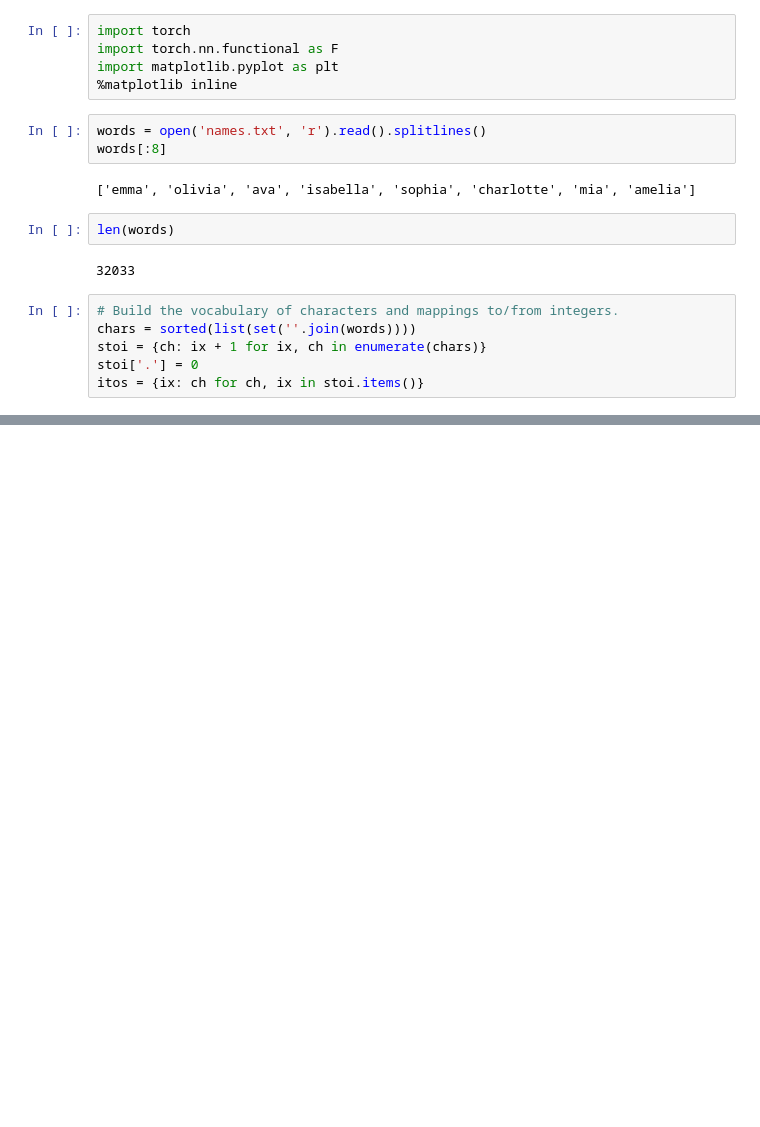
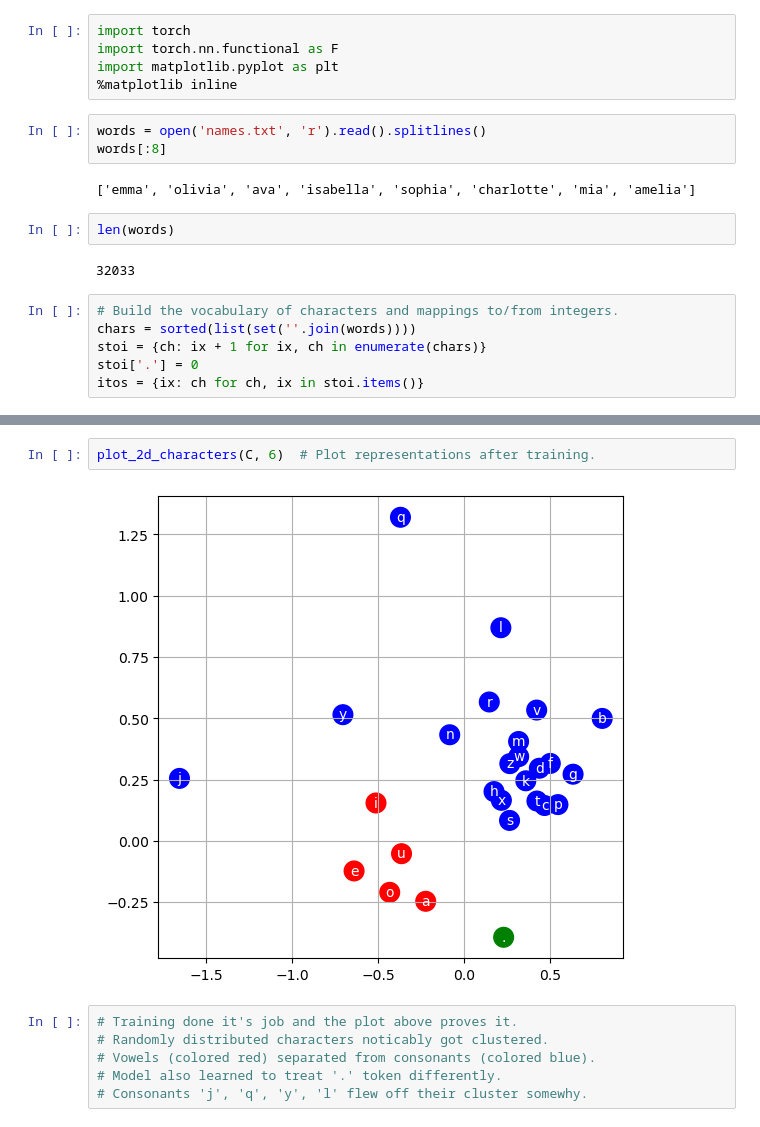
Before and after one commit to yarchickkk/makemore, a Jupyter notebook: mlp.ipynb, the cells around one changed output, grey strips where cells are left out. Cells and saved outputs as stored; diff of their text form; blank space fills up the shorter version.

```diff
--- a/mlp.ipynb
+++ b/mlp.ipynb
@@ -97,0 +159,10 @@ plt.plot(lri, lossi)
+# %%
+plot_2d_characters(C, 6)  # Plot representations after training.
+# %% [output]
+[figure, added]
+# %%
+# Training done it's job and the plot above proves it.
+# Randomly distributed characters noticably got clustered.
+# Vowels (colored red) separated from consonants (colored blue).
+# Model also learned to treat '.' token differently.
+# Consonants 'j', 'q', 'y', 'l' flew off their cluster somewhy.
```
Also changed, not shown: parts of 17 cells of this notebook.
